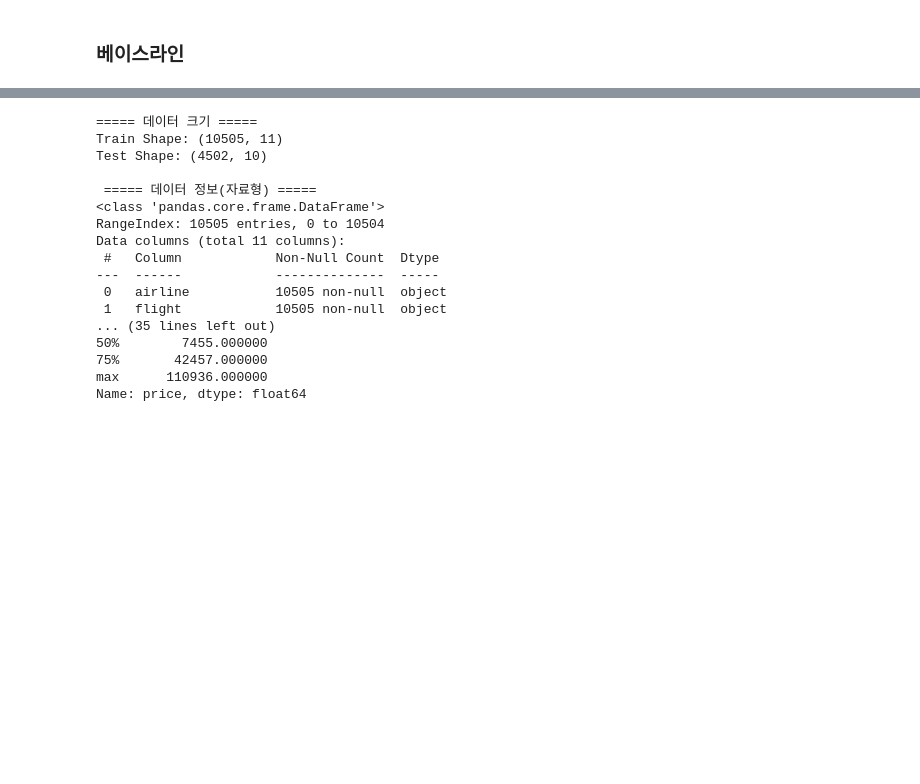
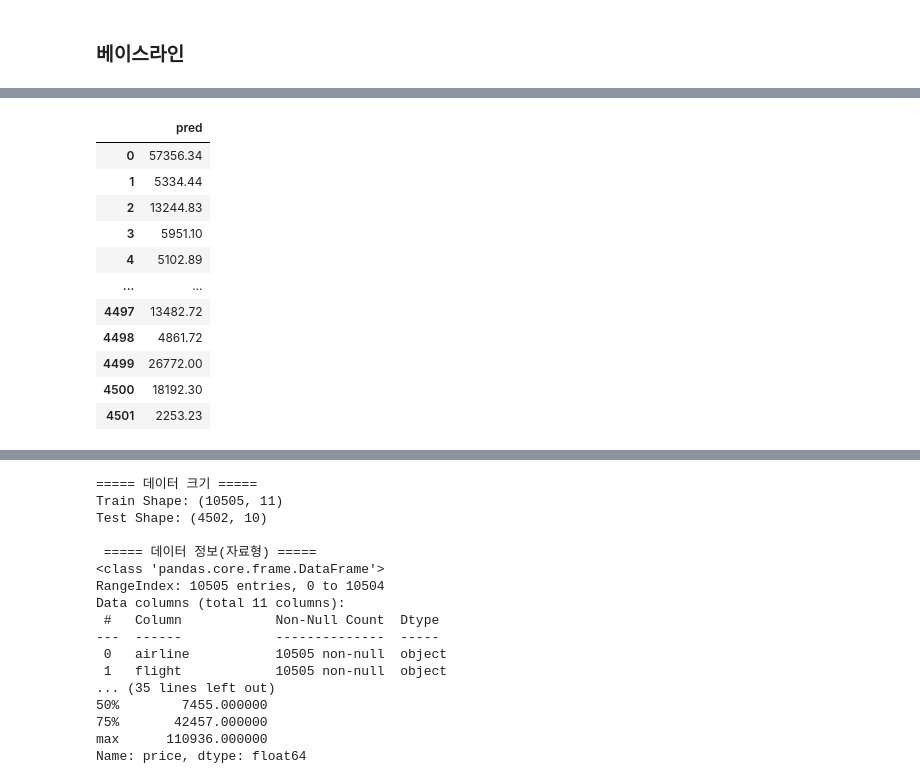
Before and after one commit to ecuirty-kr/1_DataAnalysis, a Jupyter notebook: ch8_ex_regression.ipynb, the cells around one changed output, grey strips where cells are left out. Cells and saved outputs as stored; diff of their text form; code cells hidden in the pictures; blank space fills up the shorter version.

```diff
--- a/ch8_ex_regression.ipynb
+++ b/ch8_ex_regression.ipynb
@@ -6,3 +6,89 @@
 # Section1
 # %% [markdown]
 ### 베이스라인
+# %%
+## << 항공권 가격 예측 >>
+## 1. 문제 정의
+## 예측 컬럼 : price (회귀 : 결과값이 범주형[연속된 값])
+## pred 예측값(가격) 1개 컬럼 포함
+## 평가지표 : RMSE
+## 제출 파일 : result.csv
+
+## 2. 라이브러리 및 데이터 불러오기
+import pandas as pd
+
+train = pd.read_csv("https://raw.githubusercontent.com/lovedlim/bigdata_analyst_cert/main/part2/ch8/flight_train.csv")
+test = pd.read_csv("https://raw.githubusercontent.com/lovedlim/bigdata_analyst_cert/main/part2/ch8/flight_test.csv")
+
+## 3. 탐색적 데이터 분석 (데이터 크기 / 데이터 자료형 / 결측치 수 / target 데이터 빈도 / 데이터 샘플 확인)
+# print("\n\n------- 데이터 크기 --------\n")
+# print(train.shape, test.shape) ## (10505, 11) (4502, 10)
+
+# print("\n\n------- 데이터 자료형 --------\n")
+# print(train.info(), test.info()) ## object 8 / int 1 /float 1 (train 'price' : int 추가)
+
+# print("\n\n------- 데이터 결측치 수 --------\n")
+# print(train.isnull().sum(), test.isnull().sum())  ## 결측치 없음 > 있을 때 dropna('데이터프레임', inplace=True) 잊지말기
+
+# print("\n\n------- target 데이터 빈도 수 --------\n")
+# print(train['price'].value_counts())
+
+# # print("\n\n------- 데이터 샘플(train) --------\n")
+# ## 데이터 샘플 대신 여기서는 다음을 확인 (1. 카테고리 비교 : object 타입의 Label이 동일한지 확인 2. target의 기초통계량 - 그래프 양상 확인)
+# print("\n\n------- 카테고리 비교 --------\n")
+# cols = train.select_dtypes(include='object').columns ## 얘는 반복문이 아니므로 끝에 : 붙이는거 아님
+
+# for col in cols: ## 위에서 만든 object를 반복문으로 돌림 변수 col로 받아서 수행
+#   set_train = set(train[col])
+#   set_test = set(test[col])
+#   same = (set_train == set_test)
+#   if same:
+#     print(col, "\t카테고리 동일")
+#   else:
+#     print(col, "\t카테고리 동일하지 않음") ## 결과 : flight 	카테고리 동일하지 않음 >> 나머지는 동일
+
+# print("\n\n------- target 기초통계량 --------\n")
+# print(train['price'].describe())  ## mean (평균) 20650  >  50% (중앙값)  7455 : 평균이 중앙값보다 현저히 큰 값 - 대부분의 값이 왼쪽에 쏠린 오른 꼬리 그래프
+
+
+## 4. 데이터 전처리
+# target 분리
+target = train.pop('price')
+## 컬럼 삭제 : 카테고리명이 다른 flight 컬럼은 삭제 후 진행
+train = train.drop('flight', axis=1) ## axis=1 : 컬럼 삭제
+test = test.drop('flight', axis=1) ## axis=0 일 경우 : 행 삭제
+
+## .. 행 삭제 후 target 분리한다고 했던 것 같은데 (?)
+# 원-핫 인코딩
+train = pd.get_dummies(train)
+test = pd.get_dummies(test)
+
+## 5. 검증 데이터 분리
+from sklearn.model_selection import train_test_split
+X_train, X_val, y_train, y_val = train_test_split(train, target, test_size=0.2, random_state=0)
+## 검증 데이터 분리 후 가급적 데이터 크기 확인 후 넘어가자 (불안하니까유)
+# print(X_train.shape, X_val.shape, y_train.shape, y_val.shape) ## (8404, 37) (2101, 37) (8404,) (2101,)
+
+
+## 6. 머신러닝 학습 및 평가 : 회귀 문제이므로 RandomForest에서 Regressior 사용 (**Classifier 아님**)
+from sklearn.ensemble import RandomForestRegressor
+rf = RandomForestRegressor(random_state=0)
+rf.fit(X_train, y_train) ## 학습은 X, y의 train 으로 수행
+pred = rf.predict(X_val) ## 여기는 동일 (평가지표는 RMSE 사용할 것임 : predict())
+
+# 평가지표 : RMSE (Root Mean Squared Error) - 처음 봄
+## 가져오는 라이브러리 확인
+from sklearn.metrics import root_mean_squared_error ## 그냥 RMSE 풀네임 외워야 함
+rmse = root_mean_squared_error(y_val, pred) ## 함수명만 다르고 이전과 동일함
+print("RMSE : ", rmse) ## 결과: RMSE :  4376.841613585934
+
+## 7. 예측 수행 및 결과 파일 생성
+pred = rf.predict(test)
+submit = pd.DataFrame({'pred':pred})
+submit.to_csv("result.csv", index=False)
+
+## 결과 검증
+file = pd.read_csv("result.csv")
+display(file) ## 실제 시험 때 결과 검증은 display() 말고 print() 사용
+### 검증 완료
+# %% [output]
@@ -8,0 +96,12 @@
+|  | pred |
+| 0 | 57356.34 |
+| 1 | 5334.44 |
+| 2 | 13244.83 |
+| 3 | 5951.10 |
+| 4 | 5102.89 |
+| ... | ... |
+| 4497 | 13482.72 |
+| 4498 | 4861.72 |
+| 4499 | 26772.00 |
+| 4500 | 18192.30 |
+| 4501 | 2253.23 |
```
Also changed, not shown: parts of 4 cells of this notebook.
